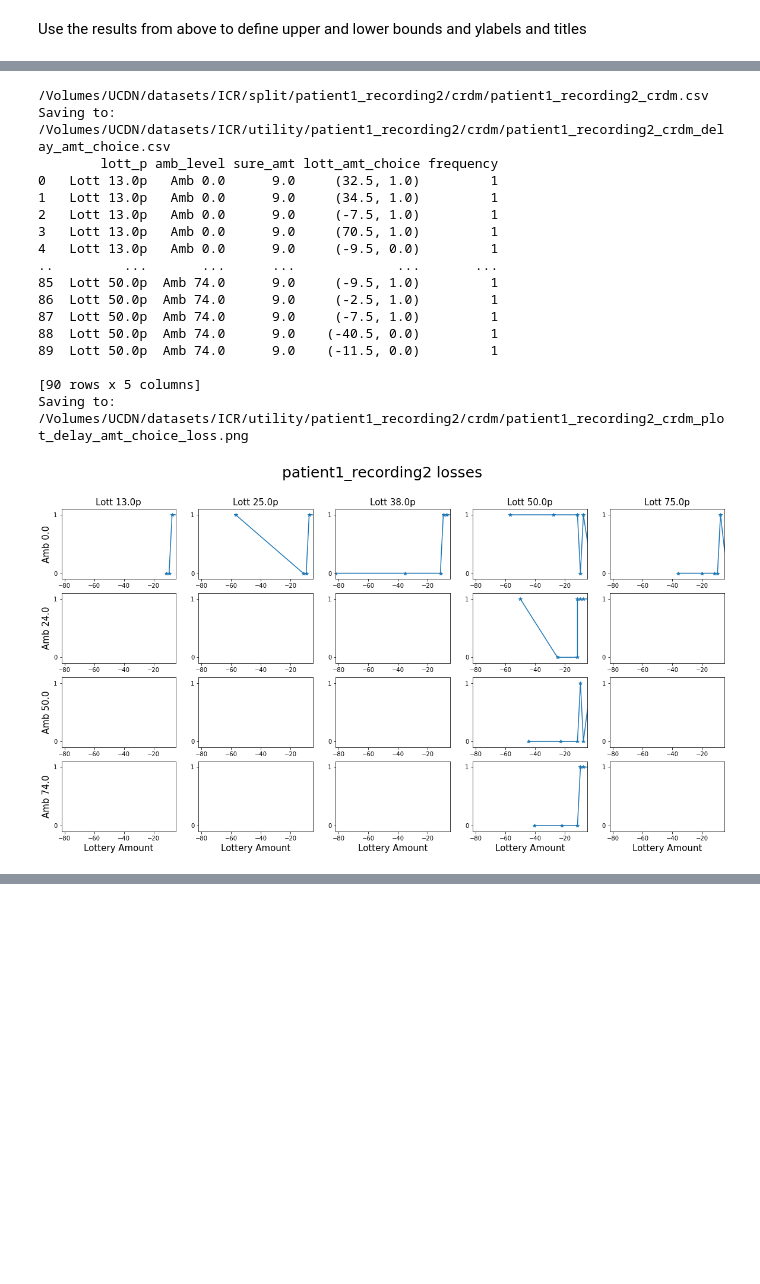
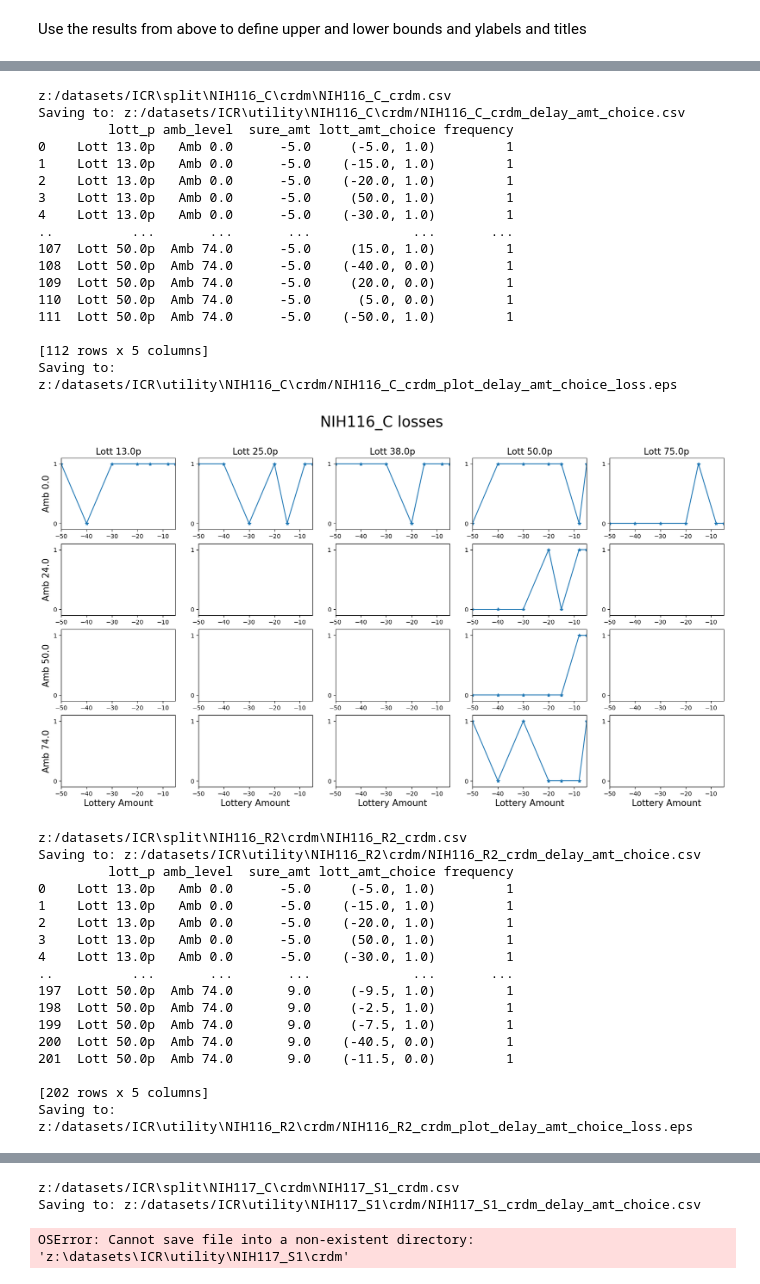
Before and after one commit to CDN-Lab/Intracraneal_electrodes, a Jupyter notebook: CRDMAnalysisCode.ipynb, the cells around one changed output, grey strips where cells are left out. Cells and saved outputs as stored; diff of their text form; code cells hidden in the pictures; blank space fills up the shorter version.

```diff
--- a/CRDMAnalysisCode.ipynb
+++ b/CRDMAnalysisCode.ipynb
@@ -19,18 +19,17 @@ import os,sys
  #Specify where the data is stored in the FileShare. This is for my Laptop
 
 #Path to the data files
-patient_code = 'patient1_recording2' #Specify the patient's code
+patient_code = 'NIH116_R2' #Specify the patient's code
 
-#path= 'Z:/Santiago_Guardo/data' #Specify where the data is stored in the FileShare. This is for my Laptop
-path = '/Volumes/UCDN/datasets/ICR' #MAC path to the File share
+path= 'z:/datasets/ICR' #Specify where the data is stored in the FileShare. This is for my Laptop
+#path = '/Volumes/UCDN/datasets/ICR' #MAC path to the File share
 patient_split_dir = os.path.join(path,'split')
 patient_trials = os.path.join(patient_split_dir,'{}/crdm/{}_crdm.csv').format(patient_code,patient_code) #This is the psychopy output CSV
-
 #Path to the utility model data
 utility_dir = os.path.join(path,'utility')
-utility_analysis = os.path.join(utility_dir,'split_CRDM_analysis.csv')
+utility_analysis = os.path.join(utility_dir,'split_CRDM_analysis_1000runs.csv')
+#utility_analysis = 'z:/datasets/ICR/utility/split_CRDM_analysis_1000runs.csv'
 parameters = pd.read_csv(utility_analysis)
-
 print('loading fn: {}'.format(patient_trials))
 print('loading fn: {}'.format(utility_analysis))
 
@@ -40,5 +39,4 @@ trials = pd.read_csv(patient_trials)
 p_options = trials['crdm_lott_p'].unique()/100
 p_options = p_options[~np.isnan(p_options)]  # Remove nan values ~is a logical NOT operator
 p_list = p_options.tolist()  # Do we want p_options to be an array or a list? Ask Ricardo
-p_options
 # %% [output]
@@ -196,8 +193,8 @@ for i, subj_fn in enumerate(good_files):
   print(lott_amt_choice_df)
 
   plt.suptitle("{} gains".format(subj), fontsize=25)
-  fig_fn = os.path.join(utility_dir,subj,'crdm/{}_crdm_plot_delay_amt_choice_gain.png'.format(subj))
+  fig_fn = os.path.join(utility_dir,subj,'crdm/{}_crdm_plot_delay_amt_choice_gains.eps'.format(subj))
   print("Saving to: {}".format(fig_fn))
-  plt.savefig(fig_fn)
+  plt.savefig(fig_fn, format = 'eps')
   plt.show()
 # %% [output]
@@ -308,49 +309,66 @@ for i, subj_fn in enumerate(good_files):
       lott_amt_choice_df = pd.concat([lott_amt_choice_df,this_df],ignore_index=True)
 
 
       if (not x):
         pass
       else:
         x,y = zip(*sorted(zip(x,y)))
       plt.plot(x,y,'*-')
       plt.ylim([-0.1,1.1])
       plt.xlim([df['crdm_lott_amt'].min(),-5])
       plt.yticks([0, 1]) #Setting Y axis ticks to only 0 and 1
       if (iplot == 0):
         plt.ylabel(ylabels[iimmed],fontsize=15)
       if (iimmed == 0):
         plt.title(titles[iplot],fontsize=15)
       if (iimmed == 3):
         plt.xlabel("Lottery Amount",fontsize=15)
 
   subj = get_subject(subj_fn)
 
   fn = os.path.join(utility_dir,subj,'crdm/{}_crdm_delay_amt_choice.csv'.format(subj))
   print("Saving to: {}".format(fn))
   lott_amt_choice_df.to_csv(fn)
   print(lott_amt_choice_df)
 
   plt.suptitle("{} losses".format(subj), fontsize=25)
-  fig_fn = os.path.join(utility_dir,subj,'crdm/{}_crdm_plot_delay_amt_choice_loss.png'.format(subj))
+  fig_fn = os.path.join(utility_dir,subj,'crdm/{}_crdm_plot_delay_amt_choice_loss.eps'.format(subj))
   print("Saving to: {}".format(fig_fn))
-  plt.savefig(fig_fn)
+  plt.savefig(fig_fn, format = 'eps')
   plt.show()
 # %% [output]
-/Volumes/UCDN/datasets/ICR/split/patient1_recording2/crdm/patient1_recording2_crdm.csv
-Saving to: /Volumes/UCDN/datasets/ICR/utility/patient1_recording2/crdm/patient1_recording2_crdm_delay_amt_choice.csv
-        lott_p amb_level sure_amt lott_amt_choice frequency
-0   Lott 13.0p   Amb 0.0      9.0     (32.5, 1.0)         1
-1   Lott 13.0p   Amb 0.0      9.0     (34.5, 1.0)         1
-2   Lott 13.0p   Amb 0.0      9.0     (-7.5, 1.0)         1
-3   Lott 13.0p   Amb 0.0      9.0     (70.5, 1.0)         1
-4   Lott 13.0p   Amb 0.0      9.0     (-9.5, 0.0)         1
-..         ...       ...      ...             ...       ...
-85  Lott 50.0p  Amb 74.0      9.0     (-9.5, 1.0)         1
-86  Lott 50.0p  Amb 74.0      9.0     (-2.5, 1.0)         1
-87  Lott 50.0p  Amb 74.0      9.0     (-7.5, 1.0)         1
-88  Lott 50.0p  Amb 74.0      9.0    (-40.5, 0.0)         1
-89  Lott 50.0p  Amb 74.0      9.0    (-11.5, 0.0)         1
+z:/datasets/ICR\split\NIH116_C\crdm\NIH116_C_crdm.csv
+Saving to: z:/datasets/ICR\utility\NIH116_C\crdm/NIH116_C_crdm_delay_amt_choice.csv
+         lott_p amb_level  sure_amt lott_amt_choice frequency
+0    Lott 13.0p   Amb 0.0      -5.0     (-5.0, 1.0)         1
+1    Lott 13.0p   Amb 0.0      -5.0    (-15.0, 1.0)         1
+2    Lott 13.0p   Amb 0.0      -5.0    (-20.0, 1.0)         1
+3    Lott 13.0p   Amb 0.0      -5.0     (50.0, 1.0)         1
+4    Lott 13.0p   Amb 0.0      -5.0    (-30.0, 1.0)         1
+..          ...       ...       ...             ...       ...
+107  Lott 50.0p  Amb 74.0      -5.0     (15.0, 1.0)         1
+108  Lott 50.0p  Amb 74.0      -5.0    (-40.0, 0.0)         1
+109  Lott 50.0p  Amb 74.0      -5.0     (20.0, 0.0)         1
+110  Lott 50.0p  Amb 74.0      -5.0      (5.0, 0.0)         1
+111  Lott 50.0p  Amb 74.0      -5.0    (-50.0, 1.0)         1
 
-[90 rows x 5 columns]
-Saving to: /Volumes/UCDN/datasets/ICR/utility/patient1_recording2/crdm/patient1_recording2_crdm_plot_delay_amt_choice_loss.png
+[112 rows x 5 columns]
+Saving to: z:/datasets/ICR\utility\NIH116_C\crdm/NIH116_C_crdm_plot_delay_amt_choice_loss.eps
-[figure, old version]
+[figure, new version]
+z:/datasets/ICR\split\NIH116_R2\crdm\NIH116_R2_crdm.csv
+Saving to: z:/datasets/ICR\utility\NIH116_R2\crdm/NIH116_R2_crdm_delay_amt_choice.csv
+         lott_p amb_level  sure_amt lott_amt_choice frequency
+0    Lott 13.0p   Amb 0.0      -5.0     (-5.0, 1.0)         1
+1    Lott 13.0p   Amb 0.0      -5.0    (-15.0, 1.0)         1
+2    Lott 13.0p   Amb 0.0      -5.0    (-20.0, 1.0)         1
+3    Lott 13.0p   Amb 0.0      -5.0     (50.0, 1.0)         1
+4    Lott 13.0p   Amb 0.0      -5.0    (-30.0, 1.0)         1
+..          ...       ...       ...             ...       ...
+197  Lott 50.0p  Amb 74.0       9.0     (-9.5, 1.0)         1
+198  Lott 50.0p  Amb 74.0       9.0     (-2.5, 1.0)         1
+199  Lott 50.0p  Amb 74.0       9.0     (-7.5, 1.0)         1
+200  Lott 50.0p  Amb 74.0       9.0    (-40.5, 0.0)         1
+201  Lott 50.0p  Amb 74.0       9.0    (-11.5, 0.0)         1
+
+[202 rows x 5 columns]
+Saving to: z:/datasets/ICR\utility\NIH116_R2\crdm/NIH116_R2_crdm_plot_delay_amt_choice_loss.eps
@@ -356,0 +394,3 @@ Saving to: /Volumes/UCDN/datasets/ICR/utility/patient1_recording2/crdm/patient1_
+z:/datasets/ICR\split\NIH117_C\crdm\NIH117_S1_crdm.csv
+Saving to: z:/datasets/ICR\utility\NIH117_S1\crdm/NIH117_S1_crdm_delay_amt_choice.csv
+OSError: Cannot save file into a non-existent directory: 'z:\datasets\ICR\utility\NIH117_S1\crdm'
```
Also changed, not shown: parts of 4 cells of this notebook, 3 other files.
